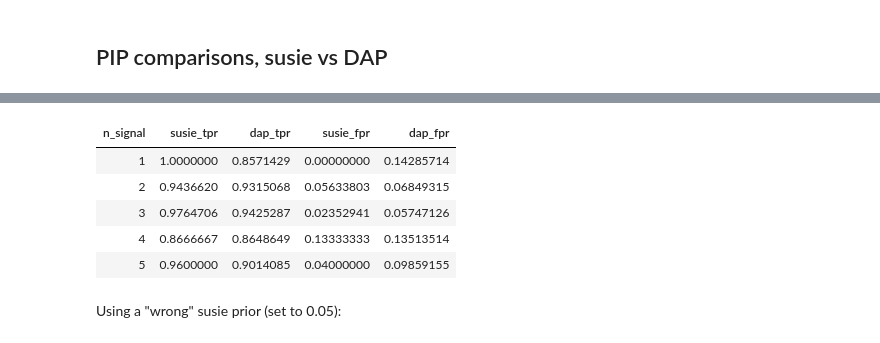
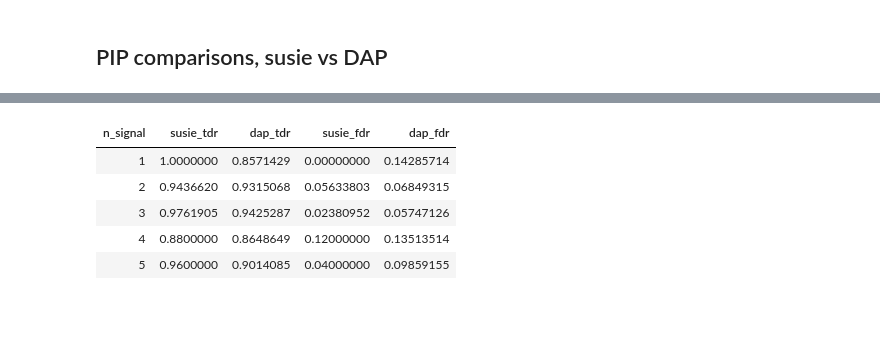
Before and after one commit to gaow/mvarbvs, a Jupyter notebook: analysis/20180527_PIP_Comparison.ipynb, the cells around one changed output, grey strips where cells are left out. Drawn from its saved outputs; the diff is of its cells as text; code cells hidden in the pictures; blank space fills up the shorter version.

```diff
--- a/analysis/20180527_PIP_Comparison.ipynb
+++ b/analysis/20180527_PIP_Comparison.ipynb
@@ -223,11 +305,9 @@ Workflow can only be executed with magic %run or %sosrun.
 # %%
-readRDS('susie_comparison/PIP_comparison_0528.roc.rds')
+readRDS('susie_comparison/FDR_comparison_0528.rds')
 # %% [output]
-| n_signal | susie_tpr | dap_tpr | susie_fpr | dap_fpr |
+| n_signal | susie_tdr | dap_tdr | susie_fdr | dap_fdr |
 | 1 | 1.0000000 | 0.8571429 | 0.00000000 | 0.14285714 |
 | 2 | 0.9436620 | 0.9315068 | 0.05633803 | 0.06849315 |
-| 3 | 0.9764706 | 0.9425287 | 0.02352941 | 0.05747126 |
-| 4 | 0.8666667 | 0.8648649 | 0.13333333 | 0.13513514 |
+| 3 | 0.9761905 | 0.9425287 | 0.02380952 | 0.05747126 |
+| 4 | 0.8800000 | 0.8648649 | 0.12000000 | 0.13513514 |
 | 5 | 0.9600000 | 0.9014085 | 0.04000000 | 0.09859155 |
-# %% [markdown]
-Using a "wrong" susie prior (set to 0.05):
```
Also changed, not shown: parts of 16 cells of this notebook.
